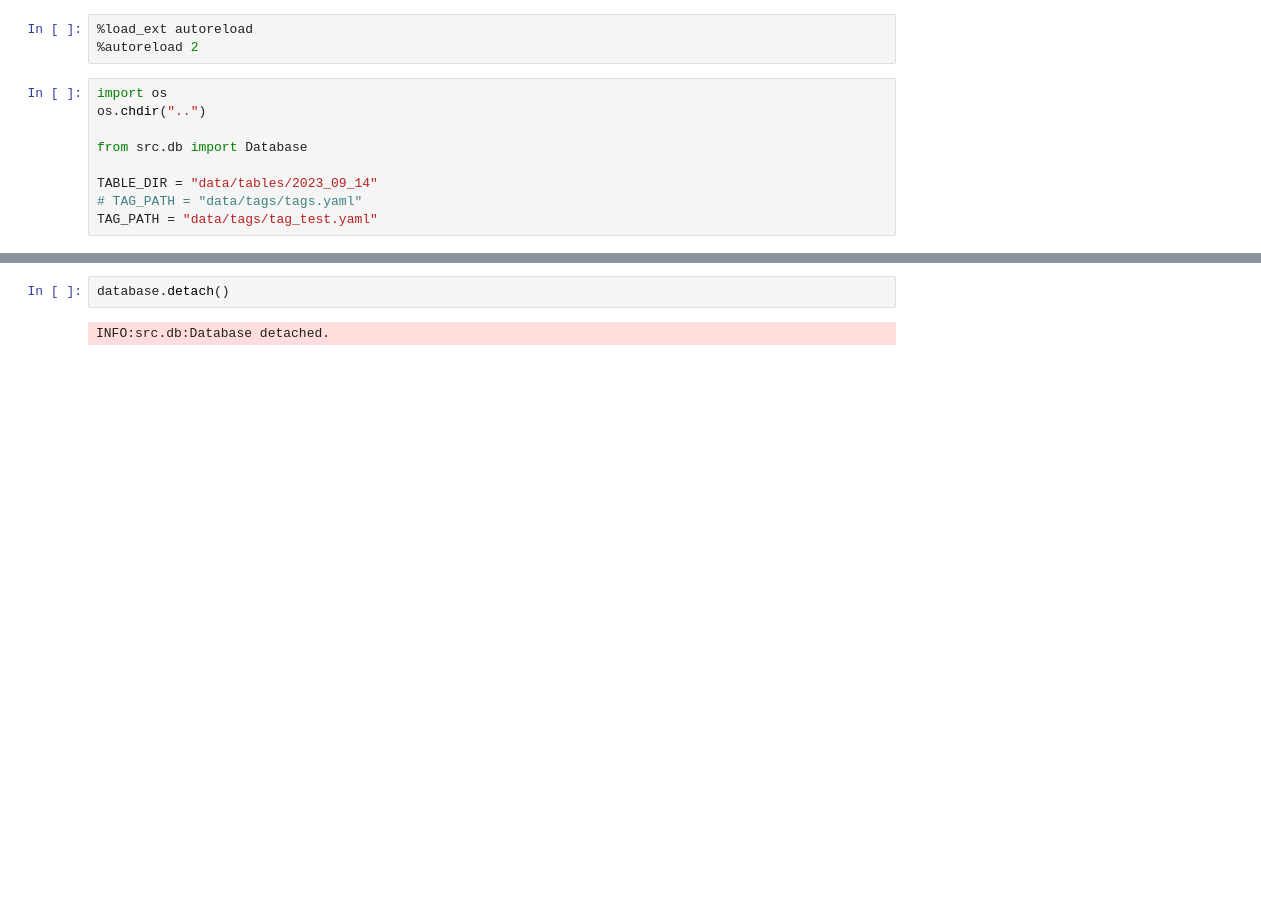
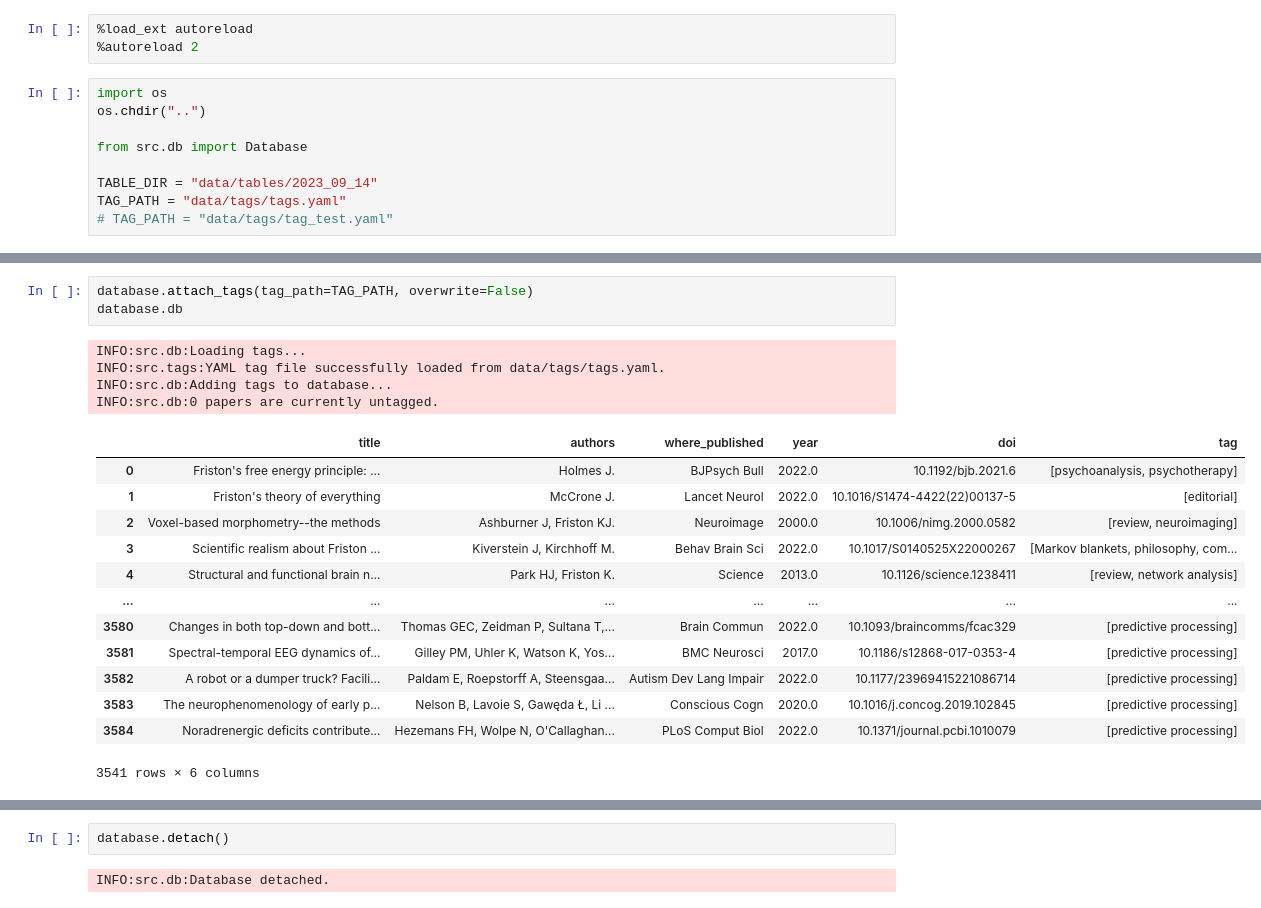
Before and after one commit to snamjoshi/aif-fep-db, a Jupyter notebook: examples/2_database.ipynb, the cells around one changed output, grey strips where cells are left out. Saved outputs shown, nothing was run; the diff lists cells and outputs as text; blank space fills up the shorter version.

```diff
--- a/examples/2_database.ipynb
+++ b/examples/2_database.ipynb
@@ -12,6 +18,6 @@ os.chdir("..")
 from src.db import Database
 
 TABLE_DIR = "data/tables/2023_09_14"
-# TAG_PATH = "data/tags/tags.yaml"
-TAG_PATH = "data/tags/tag_test.yaml"
+TAG_PATH = "data/tags/tags.yaml"
+# TAG_PATH = "data/tags/tag_test.yaml"
 # %% [markdown]
@@ -36,0 +55,21 @@ INFO:src.db:Database saved to data/databases/database__2025-04-01__17:37:16.2016
+# %%
+database.attach_tags(tag_path=TAG_PATH, overwrite=False)
+database.db
+# %% [output]
+INFO:src.db:Loading tags...
+INFO:src.tags:YAML tag file successfully loaded from data/tags/tags.yaml.
+INFO:src.db:Adding tags to database...
+INFO:src.db:0 papers are currently untagged.
+|  | title | authors | where_published | year | doi | tag |
+| 0 | Friston's free energy principle: ... | Holmes J. | BJPsych Bull | 2022.0 | 10.1192/bjb.2021.6 | [psychoanalysis, psychotherapy] |
+| 1 | Friston's theory of everything | McCrone J. | Lancet Neurol | 2022.0 | 10.1016/S1474-4422(22)00137-5 | [editorial] |
+| 2 | Voxel-based morphometry--the methods | Ashburner J, Friston KJ. | Neuroimage | 2000.0 | 10.1006/nimg.2000.0582 | [review, neuroimaging] |
+| 3 | Scientific realism about Friston ... | Kiverstein J, Kirchhoff M. | Behav Brain Sci | 2022.0 | 10.1017/S0140525X22000267 | [Markov blankets, philosophy, com... |
+| 4 | Structural and functional brain n... | Park HJ, Friston K. | Science | 2013.0 | 10.1126/science.1238411 | [review, network analysis] |
+| ... | ... | ... | ... | ... | ... | ... |
+| 3580 | Changes in both top-down and bott... | Thomas GEC, Zeidman P, Sultana T,... | Brain Commun | 2022.0 | 10.1093/braincomms/fcac329 | [predictive processing] |
+| 3581 | Spectral-temporal EEG dynamics of... | Gilley PM, Uhler K, Watson K, Yos... | BMC Neurosci | 2017.0 | 10.1186/s12868-017-0353-4 | [predictive processing] |
+| 3582 | A robot or a dumper truck? Facili... | Paldam E, Roepstorff A, Steensgaa... | Autism Dev Lang Impair | 2022.0 | 10.1177/23969415221086714 | [predictive processing] |
+| 3583 | The neurophenomenology of early p... | Nelson B, Lavoie S, Gawęda Ł, Li ... | Conscious Cogn | 2020.0 | 10.1016/j.concog.2019.102845 | [predictive processing] |
+| 3584 | Noradrenergic deficits contribute... | Hezemans FH, Wolpe N, O'Callaghan... | PLoS Comput Biol | 2022.0 | 10.1371/journal.pcbi.1010079 | [predictive processing] |
+3541 rows × 6 columns
```
Also changed, not shown: parts of 37 cells of this notebook, 4 other files.
